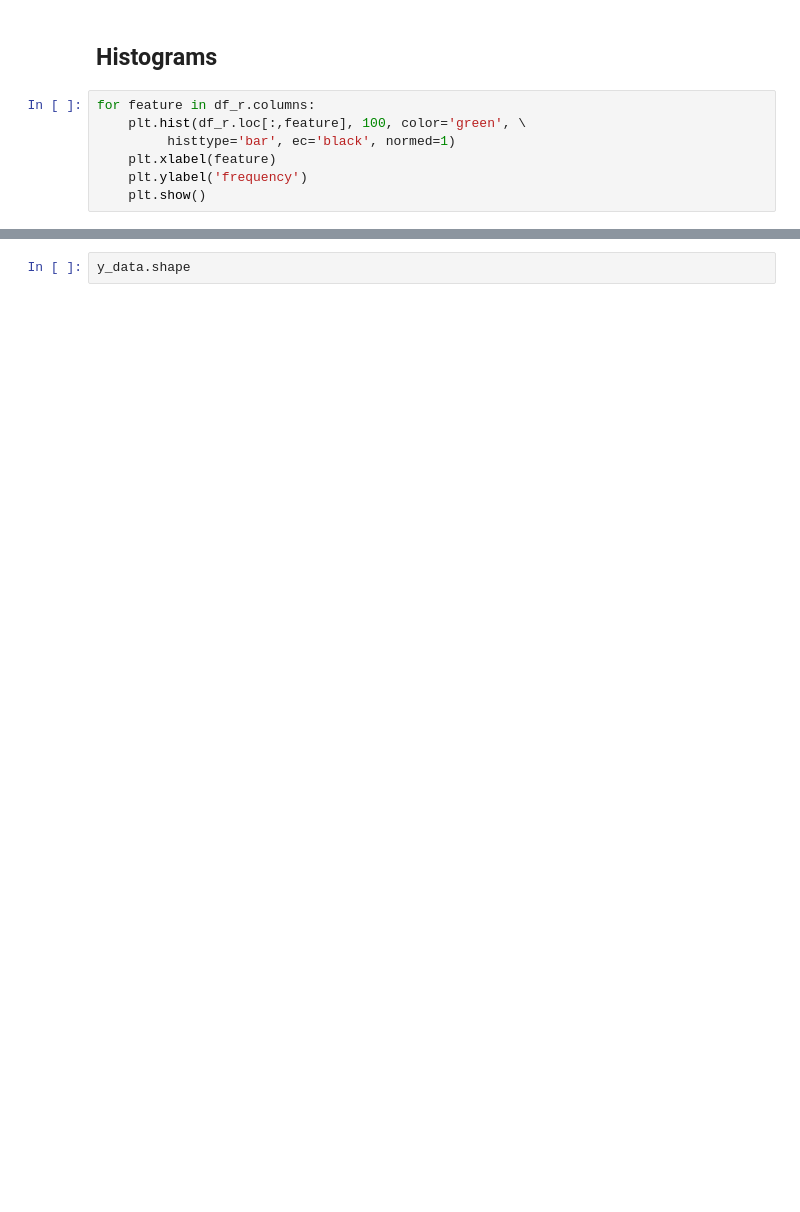
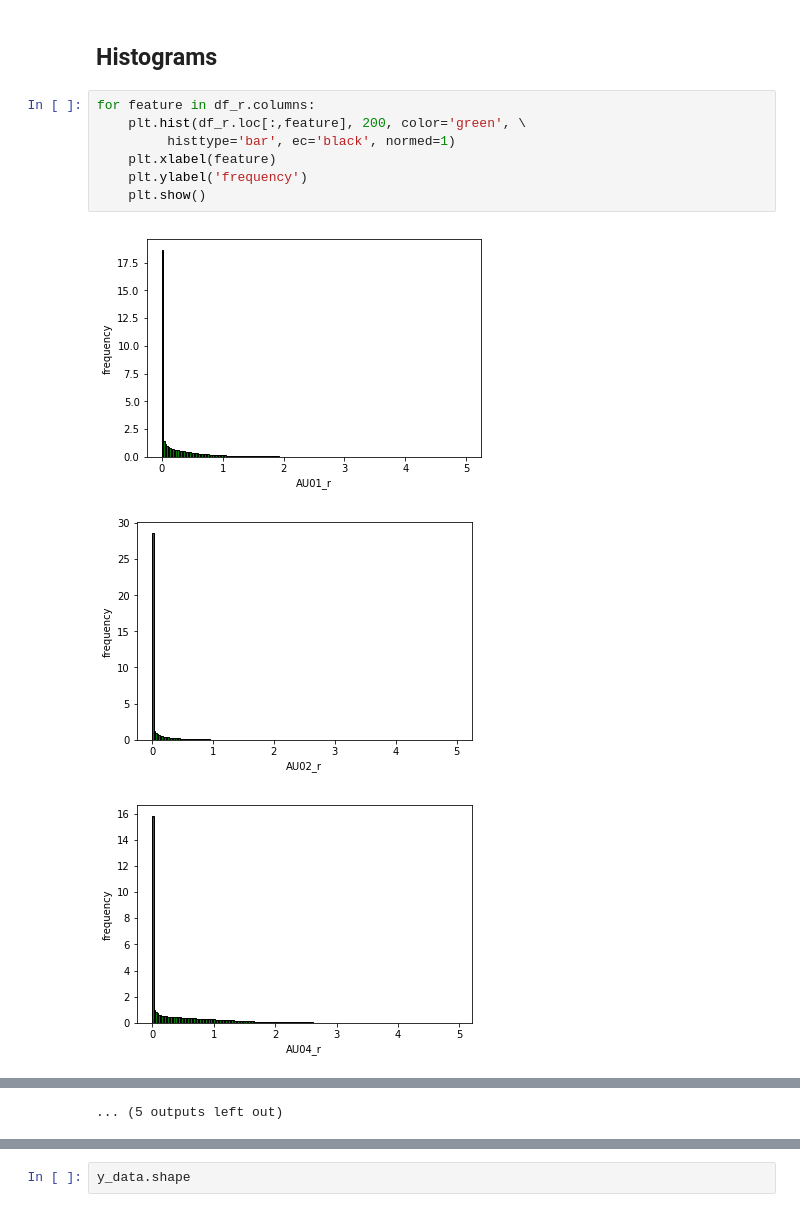
Before and after one commit to taylanksen/cluster, a Jupyter notebook: analysis/SimpleStats.ipynb, the cells around one changed output, grey strips where cells are left out. Saved outputs shown, nothing was run; the diff lists cells and outputs as text; blank space fills up the shorter version.

```diff
--- a/analysis/SimpleStats.ipynb
+++ b/analysis/SimpleStats.ipynb
@@ -53,8 +94,12 @@ display(get_top_abs_correlations(df_r, 15))
 ## Histograms
 # %%
 for feature in df_r.columns:
-    plt.hist(df_r.loc[:,feature], 100, color='green', \
+    plt.hist(df_r.loc[:,feature], 200, color='green', \
          histtype='bar', ec='black', normed=1)
     plt.xlabel(feature)
     plt.ylabel('frequency')
     plt.show()
+# %% [output]
+[figure, added]
+[figure, added]
+[figure, added]
@@ -61,3 +115,4 @@ for feature in df_r.columns:
+... (5 outputs left out)
 # %%
 from matplotlib.colors import LogNorm
 from itertools import combinations
```
Also changed, not shown: parts of 5 cells of this notebook, 3 other files.
